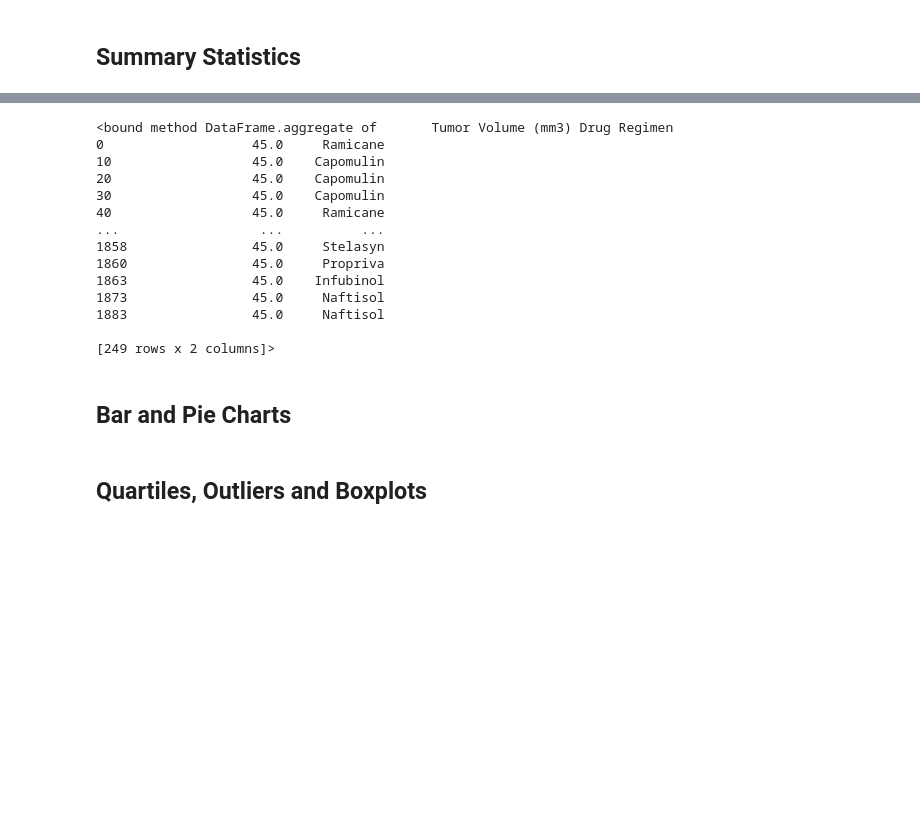
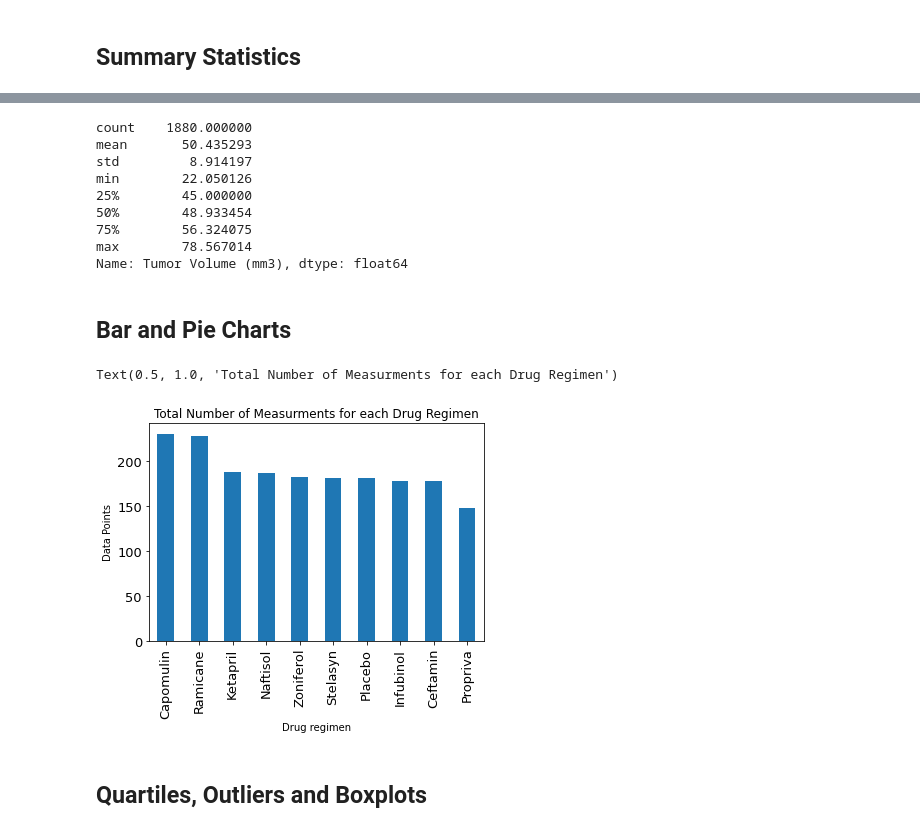
Before and after one commit to kndrsh/Mathplotlib-Challenge, a Jupyter notebook: Pymaceuticals/pymaceuticals_starter.ipynb, the cells around one changed output, grey strips where cells are left out. Cells and saved outputs as stored; diff of their text form; code cells hidden in the pictures; blank space fills up the shorter version.

Commit message:
bar graphy

```diff
--- a/Pymaceuticals/pymaceuticals_starter.ipynb
+++ b/Pymaceuticals/pymaceuticals_starter.ipynb
@@ -128,24 +112,32 @@ drug_standard_deviation_df = clean_df.groupby(["Tumor Volume (mm3)","Drug Regime
 
 # Using the aggregation method, produce the same summary statistics in a single line
 
-summary_stats = clean_df[["Tumor Volume (mm3)","Drug Regimen"]].agg
-
-summary_stats
+#summary_stats
+summary_stats = clean_df.groupby("Drug Regimen")
+clean_df["Tumor Volume (mm3)"].describe()
 # %% [output]
-<bound method DataFrame.aggregate of       Tumor Volume (mm3) Drug Regimen
-0                   45.0     Ramicane
-10                  45.0    Capomulin
-20                  45.0    Capomulin
-30                  45.0    Capomulin
-40                  45.0     Ramicane
-...                  ...          ...
-1858                45.0     Stelasyn
-1860                45.0     Propriva
-1863                45.0    Infubinol
-1873                45.0     Naftisol
-1883                45.0     Naftisol
-
-[249 rows x 2 columns]>
+count    1880.000000
+mean       50.435293
+std         8.914197
+min        22.050126
+25%        45.000000
+50%        48.933454
+75%        56.324075
+max        78.567014
+Name: Tumor Volume (mm3), dtype: float64
 # %% [markdown]
 ## Bar and Pie Charts
+# %%
+# Generate a bar plot showing the total number of measurements taken on each drug regimen using pandas.
+
+total_measurements = clean_df["Drug Regimen"].value_counts().plot.bar( fontsize = 13)
+
+# Data Bar Levels
+
+total_measurements.set_xlabel("Drug regimen")
+total_measurements.set_ylabel("Data Points")
+total_measurements.set_title("Total Number of Measurments for each Drug Regimen")
+# %% [output]
+Text(0.5, 1.0, 'Total Number of Measurments for each Drug Regimen')
+[figure, added]
 # %%
```
Also changed, not shown: parts of 10 cells of this notebook.
